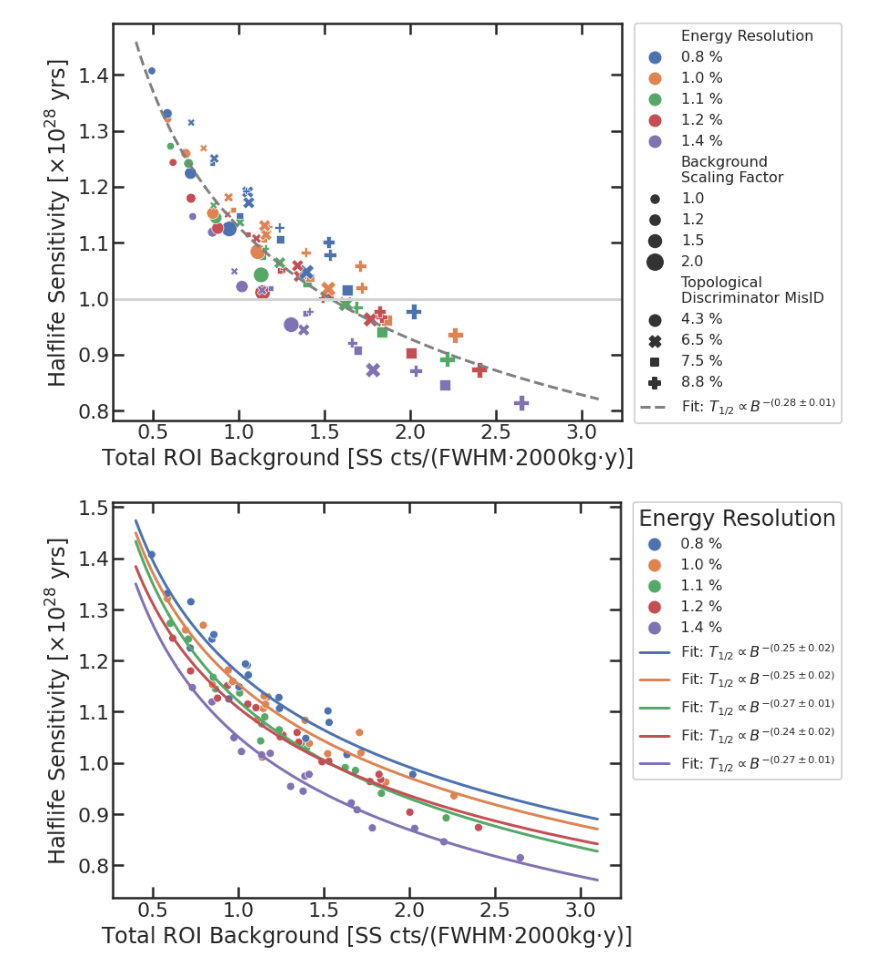
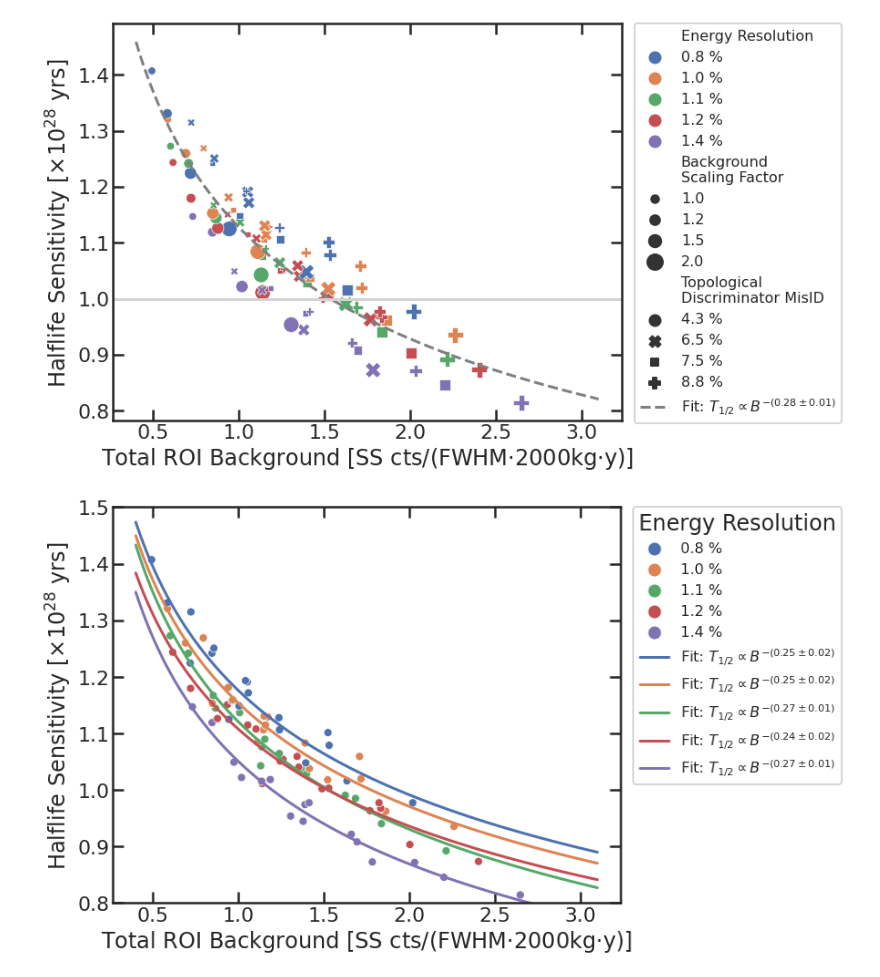
Before and after one commit to YMTheory/sensitivity, a Jupyter notebook: work/SensitivityPaper2020_scripts/MultivariationStudy/multivar analysis full.ipynb, the cells around one changed output. Saved outputs shown, nothing was run; the diff lists cells and outputs as text; code cells hidden in the pictures.

```diff
--- a/work/SensitivityPaper2020_scripts/MultivariationStudy/multivar analysis full.ipynb
+++ b/work/SensitivityPaper2020_scripts/MultivariationStudy/multivar analysis full.ipynb
@@ -678,34 +678,35 @@ plt.show()
 # %%
 # Grouped and fitted by energy resolution
 sns.scatterplot(data=df, x='TotalROIBkgY', y='sens_1e28', hue='energy_res_f', palette='deep', s=80 )
 
 colors = iter(sns.color_palette('deep'))
 for e_res in [0.008, 0.01, 0.011, 0.012, 0.014]:
     dtemp = df[df['energy_res_f']==e_res]
     popt, pcov = curve_fit(f, dtemp.TotalROIBkgY, dtemp.sens_1e28)
     perr = np.sqrt(np.diag(pcov))
 
     plt.plot(xnew, f(xnew, popt[0], popt[1]), '-', color=next(colors),
              label=u'Fit: $T_{1/2} \propto B^{'+ f'-({popt[1]:.2f} \pm {perr[1]:.2f})' + '}$')
 
 handles, labels = plt.gca().get_legend_handles_labels()
 new_labels = []
 for label in labels:
     if label.replace('.', '', 1).isdigit():
         new_labels.append(f'{float(label)*100:.1f} %')
     else:
         new_labels.append(label)
 plt.legend(handles, new_labels, title="Energy Resolution", bbox_to_anchor=(1.01,1.02), loc="upper left", fontsize=16)
 
 plt.xlabel('Total ROI Background [SS cts/(FWHM$\cdot$2000kg$\cdot$y)]')
 plt.ylabel(r'Halflife Sensitivity [$\times 10^{28}$ yrs]')
 plt.tick_params(axis='both', which='major', direction='in', reset=True)
+plt.ylim(0.8, 1.5)
 
 plt.savefig(plotdir / f'Sensivitity_vs_background_groupByERes.png', bbox_inches = "tight",
                 transparent=False, facecolor='white', dpi=200)
 plt.show()
 # %% [output]
-[figure, old version]
+[figure, new version]
 # %%
 sns.scatterplot(data=df, x='TotalROIBkgY', y='sens_1e28', hue='bkg_misID', palette='deep', s=80)
 
```
Also changed, not shown: parts of 3 cells of this notebook.
